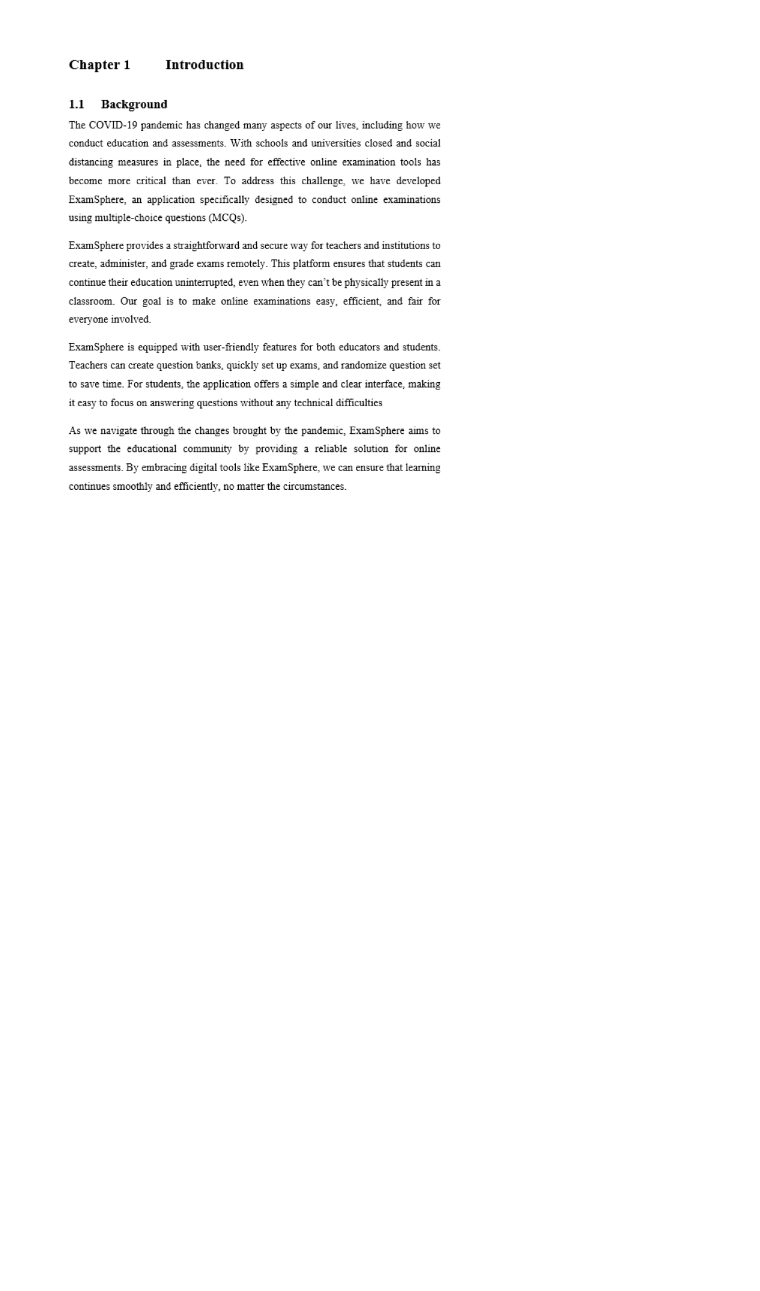
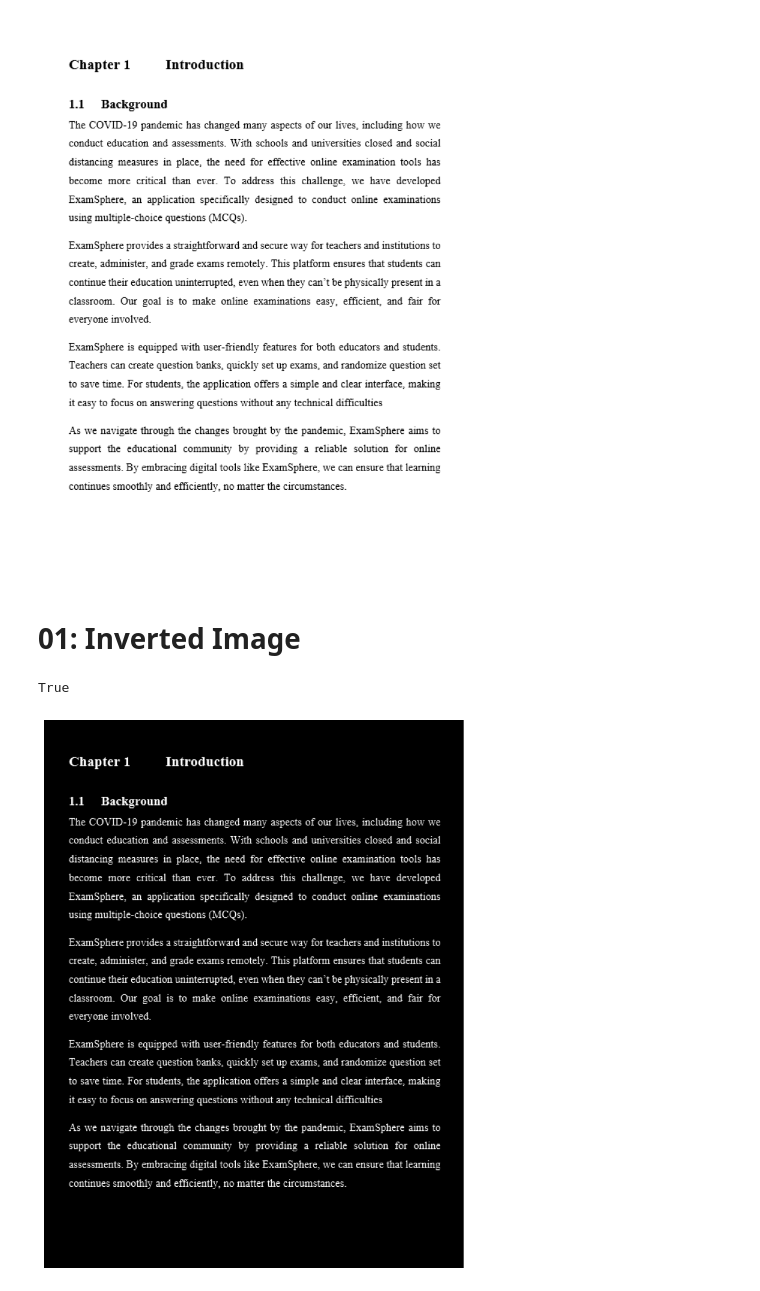
Before and after one commit to BiratBC/ocr-with-opencv-tesseract, a Jupyter notebook: opencv_image.ipynb, the cells around one changed output. Cells and saved outputs as stored; diff of their text form; code cells hidden in the pictures; blank space fills up the shorter version.

Commit message:
upto image binary conversion

```diff
--- a/opencv_image.ipynb
+++ b/opencv_image.ipynb
@@ -26,27 +26,36 @@ cv2.waitKey(0) # This will crash the program to open the image so below is the a
 -1
 # %%
 # Displaying different images with actual size in matplotlib subplot
+import matplotlib.pyplot as plt
+import matplotlib.image as mpimg
+
 def display_image_in_actual_size(im_path):
+    dpi = 80
+    im_data = mpimg.imread(im_path)
 
-    dpi = 80
-    im_data = plt.imread(im_path)
-    height, width, depth = im_data.shape
+    if im_data.ndim == 2:
+        height, width = im_data.shape
+    else:
+        height, width, _ = im_data.shape
 
-    # What size does the figure need to be in inches to fit the image?
     figsize = width / float(dpi), height / float(dpi)
-
-    # Create a figure of the right size with one axes that takes up the full figure
     fig = plt.figure(figsize=figsize)
     ax = fig.add_axes([0, 0, 1, 1])
-
-    # Hide spines, ticks, etc.
     ax.axis('off')
-
-    # Display the image.
-    ax.imshow(im_data, cmap='gray')
-
+    ax.imshow(im_data, cmap='gray' if im_data.ndim == 2 else None)
     plt.show()
 # %%
 display_image_in_actual_size(image_file)
 # %% [output]
 [figure]
+# %% [markdown]
+# 01: Inverted Image
+# %%
+inverted_image = cv2.bitwise_not(img)
+cv2.imwrite("temp/inverted.png", inverted_image)
+# %% [output]
+True
+# %%
+display_image_in_actual_size("temp/inverted.png")
+# %% [output]
+[figure, added]
```
Also changed, not shown: parts of 9 cells of this notebook, 3 other files.
